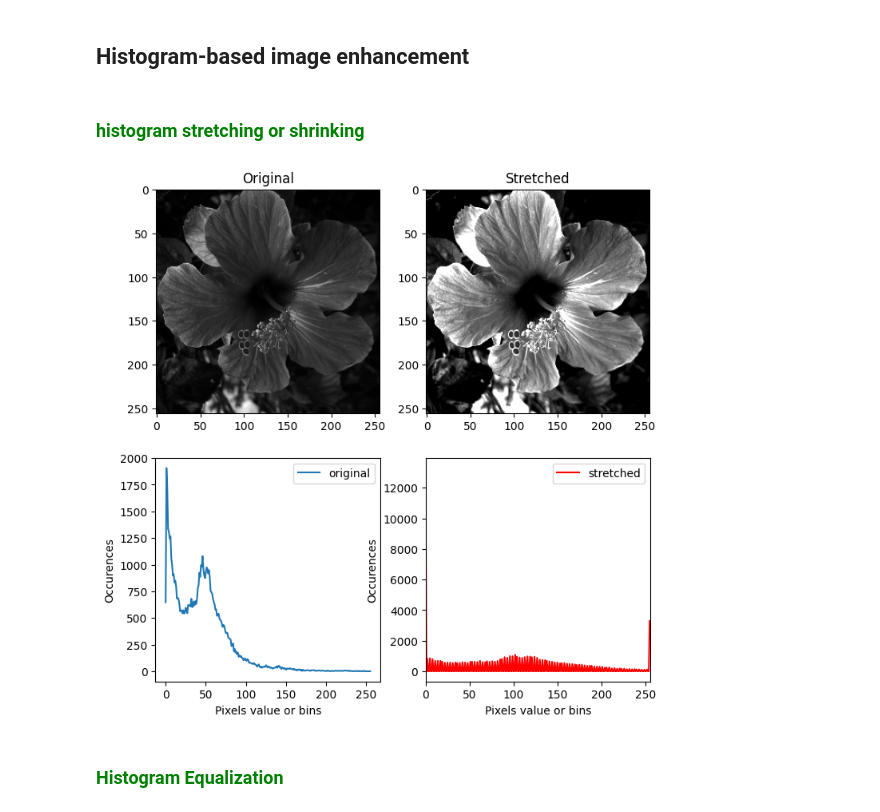
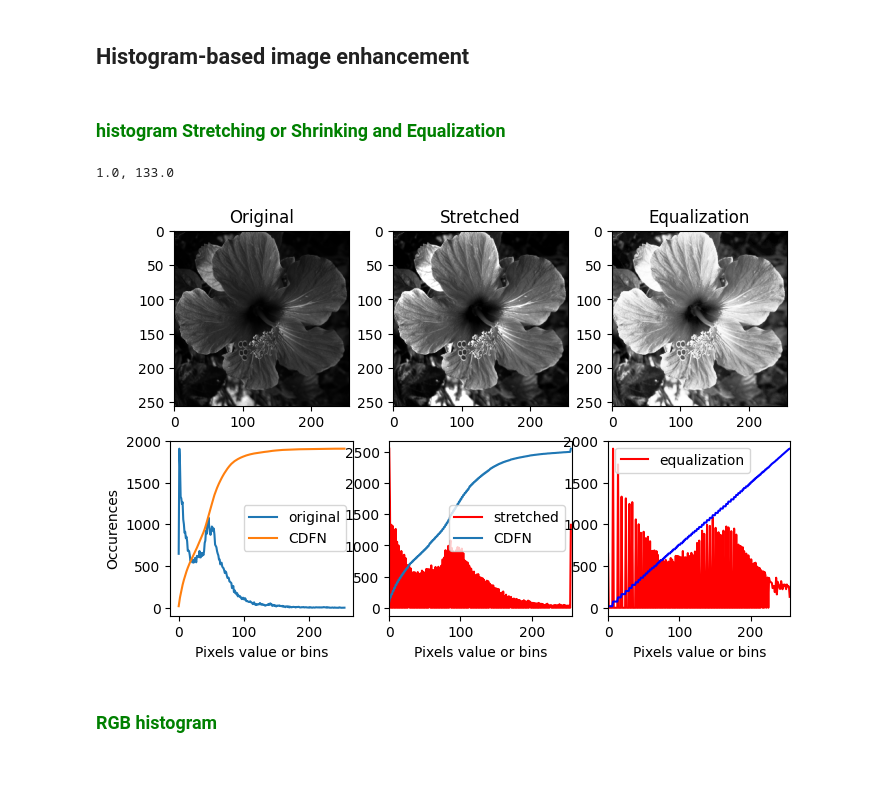
Before and after one commit to kkariste/Image-Enhancement, a Jupyter notebook: histogram_enhancement.ipynb, the cells around one changed output. Drawn from its saved outputs; the diff is of its cells as text; code cells hidden in the pictures; blank space fills up the shorter version.

Commit message:
Update Histogram

```diff
--- a/histogram_enhancement.ipynb
+++ b/histogram_enhancement.ipynb
@@ -8,31 +9,53 @@ from skimage.exposure import rescale_intensity
 import numpy as np
+# %% [markdown]
+### <span style=color:green> histogram Stretching or Shrinking and Equalization </span>
+# %%
+# Read the plant image
+plant = cv2.imread("Images/plant.png", cv2.IMREAD_GRAYSCALE)
+
+# Contrast stretching
+p2, p98 = np.percentile(plant, (2, 98))
+print(f"{p2}, {p98}")
+plant_rescale = rescale_intensity(plant, in_range=(p2, p98))
+
+# Equalization
+plant_eq = cv2.equalizeHist(plant)  # We can also use skimage here
+
+# Computing histogram
+channels = [0]    # Image channel where to compute
+mask = None       # Else compute the part of image selected
+histSize = [256]  # Channel Histogram size  or histogram quantification: 8, 16, 32, 64 ...
+ranges = [0, 256] # Include pixels values from 0 to 255
+
+plant_hist = cv2.calcHist([plant], channels, mask, histSize, ranges)
+plant_rescale_hist = cv2.calcHist([plant_rescale],channels=[0], mask=None, histSize=[256], ranges=[0,256])
+plant_eq_hist = cv2.calcHist([plant_eq],channels=[0], mask=None, histSize=[256], ranges=[0,256])
+
+
+# Calculate the cumulative distribution function (CDF) and Normalize
+plant_cdf = plant_hist.cumsum()
+plant_cdf_norm = plant_cdf * np.float64(plant_hist.max()) / plant_cdf.max()
+#plant_cdf_norm = cv2.normalize(plant_cdf, None, alpha=0, beta=255, norm_type=cv2.NORM_MINMAX, dtype=cv2.CV_8U)
+#print(plant_cdf_norm)
+
+plant_rescale_cdf = plant_rescale_hist.cumsum()
+plant_rescale_norm = plant_rescale_cdf * np.float64(plant_rescale_hist.max()) / plant_rescale_cdf.max()
+#plant_rescale_norm = cv2.normalize(plant_rescale_cdf, None, alpha=0, beta=255, norm_type=cv2.NORM_MINMAX, dtype=cv2.CV_8U)
+
+plant_eq_hist_cdf = plant_eq_hist.cumsum()
+plant_eq_normalized = plant_eq_hist_cdf * np.float64(plant_eq_hist.max()) / plant_eq_hist_cdf.max()
+
+# Ploting Results
+plt.figure(figsize=[8,5])
+plt.subplot(231); plt.imshow(plant, cmap="gray"); plt.title("Original")
+plt.subplot(232); plt.imshow(plant_rescale, cmap="gray"); plt.title("Stretched")
+plt.subplot(233); plt.imshow(plant_eq, cmap="gray"); plt.title("Equalization")
+plt.subplot(234); plt.plot(plant_hist, label="original"); plt.plot(plant_cdf_norm, label='CDFN'); plt.xlabel('Pixels value or bins'); plt.ylabel('Occurences'); plt.legend()   # Add plt.savefig() to save in current folder
+plt.subplot(235); plt.plot(plant_rescale_hist, label="stretched", color='r'); plt.plot(plant_rescale_norm,label='CDFN'); plt.xlim([0, 256]); plt.xlabel('Pixels value or bins'); plt.legend();
+plt.subplot(236); plt.plot(plant_eq_hist, label="equalization", color='r'); plt.plot(plant_eq_normalized, color='b'); plt.xlim([0, 256]); plt.xlabel('Pixels value or bins'); plt.legend()
+plt.show()
+# %% [output]
+1.0, 133.0
+[figure, added]
 # %% [markdown]
-### <span style=color:green> histogram stretching or shrinking </span>
+### <span style=color:green> RGB histogram </span>
-# %%
-# Read the plant image
-plant = cv2.imread("Images/plant.png", cv2.IMREAD_GRAYSCALE)
-
-# Contrast stretching
-#p2, p98 = np.percentile(plant, (2, 98))
-#print(f"{p2}, {p98}")
-plant_rescale = rescale_intensity(plant, in_range=(10, 100))
-
-# Computing histogram
-channels = [0]    # Image channel where to compute
-mask = None       # Else compute the part of image selected
-histSize = [256]  # Channel Histogram size  or histogram quantification: 8, 16, 32, 64 ...
-ranges = [0, 256] # Include pixels values from 0 to 255
-plant_hist = cv2.calcHist([plant], channels, mask, histSize, ranges)
-plant_rescale_hist = cv2.calcHist([plant_rescale],channels=[0], mask=None, histSize=[256], ranges=[0,256])
-
-# Ploting Results
-plt.figure(figsize=[8,8])
-plt.subplot(221); plt.imshow(plant, cmap="gray"); plt.title("Original")
-plt.subplot(222); plt.imshow(plant_rescale, cmap="gray"); plt.title("Stretched")
-plt.subplot(223); plt.plot(plant_hist, label="original");plt.legend(); plt.xlabel('Pixels value or bins'); plt.ylabel('Occurences')   # Add plt.savefig() to save in current folder
-plt.subplot(224); plt.plot(plant_rescale_hist, label="stretched", color='r'); plt.xlim([0, 256]); plt.legend(); plt.xlabel('Pixels value or bins'); plt.ylabel('Occurences')
-plt.show()
-# %% [output]
-[figure, removed]
-# %% [markdown]
-### <span style=color:green> Histogram Equalization </span>
```
Also changed, not shown: parts of 3 cells of this notebook.
